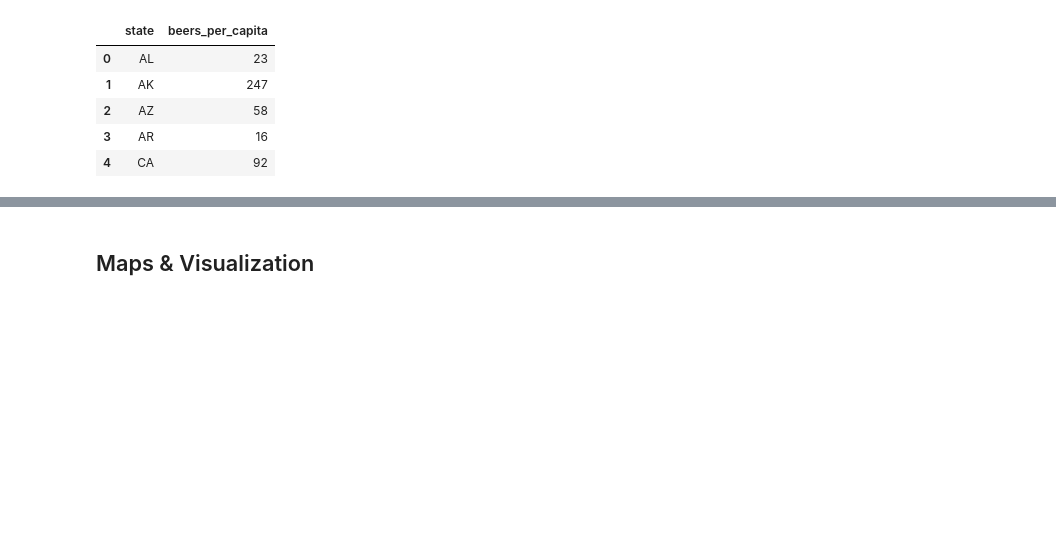
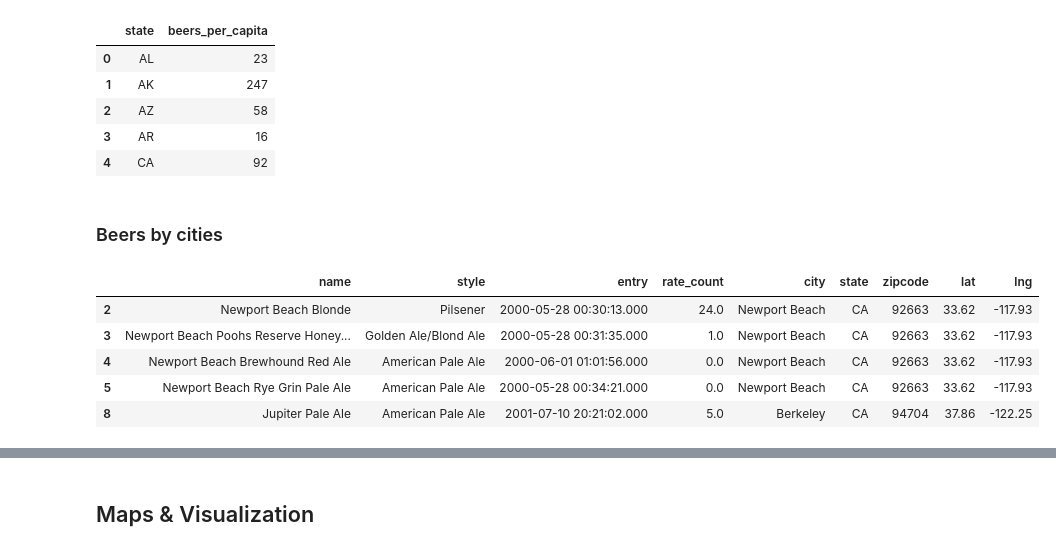
Before and after one commit to TomDonoghue/Pr_084, a Jupyter notebook: quique.ipynb, the cells around one changed output, grey strips where cells are left out. Saved outputs shown, nothing was run; the diff lists cells and outputs as text; code cells hidden in the pictures; blank space fills up the shorter version.

```diff
--- a/quique.ipynb
+++ b/quique.ipynb
@@ -38,0 +52,16 @@ assert sum(df_beers_by_state['beers_count']) == (len(df_beers) - 1) #
+# %%
+def get_latitude(z):
+    try:
+        return zipcode.isequal(z).lat
+    except:
+        return np.nan
+
+def get_longitude(z):
+    try:
+        return zipcode.isequal(z).lon
+    except:
+        return np.nan
+# %%
+# Setting lat/lng columns to beers df
+df_beers['lat'] = df_beers.apply(lambda x: get_latitude(x['zipcode']), axis=1)
+df_beers['lng'] = df_beers.apply(lambda x: get_longitude(x['zipcode']), axis=1)
@@ -38,0 +70,3 @@ assert sum(df_beers_by_state['beers_count']) == (len(df_beers) - 1) #
+# %%
+# Removing NaN
+df_beers = df_beers[~np.isnan(df_beers['lat'])]
@@ -81,3 +118,17 @@ df_beers_per_capita.head()
 | 2 | AZ | 58 |
 | 3 | AR | 16 |
 | 4 | CA | 92 |
+# %% [markdown]
+### Beers by cities
+# %%
+df_beers_CA = df_beers[df_beers['state'] == 'CA']
+df_beers_VT = df_beers[df_beers['state'] == 'VT']
+# %%
+df_beers_CA.head()
+# %% [output]
+|  | name | style | entry | rate_count | city | state | zipcode | lat | lng |
+| 2 | Newport Beach Blonde | Pilsener | 2000-05-28 00:30:13.000 | 24.0 | Newport Beach | CA | 92663 | 33.62 | -117.93 |
+| 3 | Newport Beach Poohs Reserve Honey... | Golden Ale/Blond Ale | 2000-05-28 00:31:35.000 | 1.0 | Newport Beach | CA | 92663 | 33.62 | -117.93 |
+| 4 | Newport Beach Brewhound Red Ale | American Pale Ale | 2000-06-01 01:01:56.000 | 0.0 | Newport Beach | CA | 92663 | 33.62 | -117.93 |
+| 5 | Newport Beach Rye Grin Pale Ale | American Pale Ale | 2000-05-28 00:34:21.000 | 0.0 | Newport Beach | CA | 92663 | 33.62 | -117.93 |
+| 8 | Jupiter Pale Ale | American Pale Ale | 2001-07-10 20:21:02.000 | 5.0 | Berkeley | CA | 94704 | 37.86 | -122.25 |
```
Also changed, not shown: parts of 18 cells of this notebook, 3 other files.
